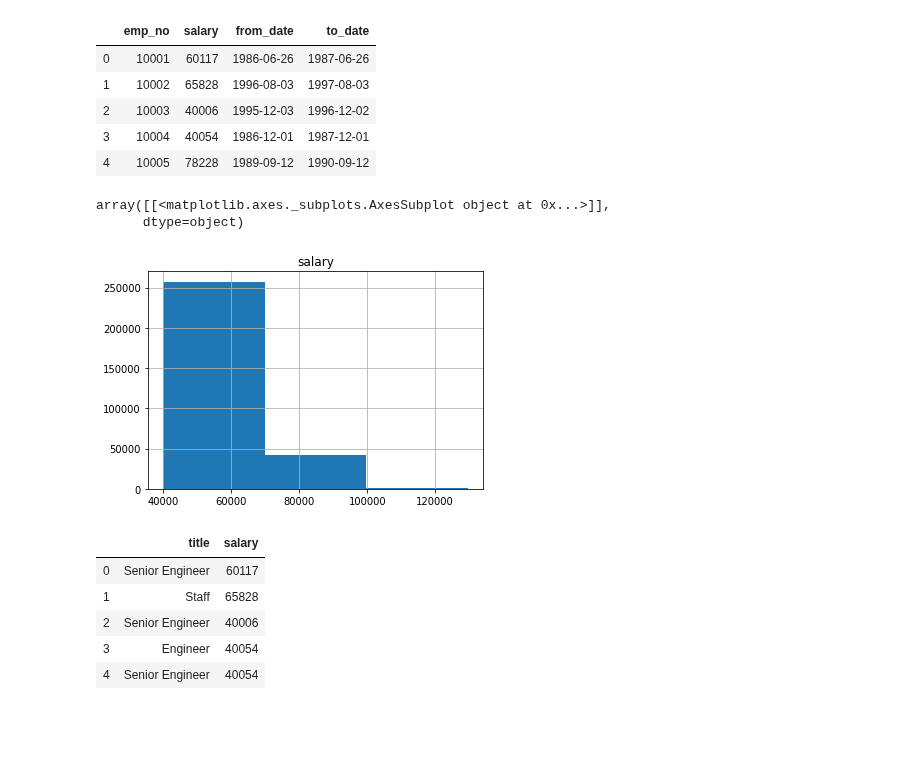
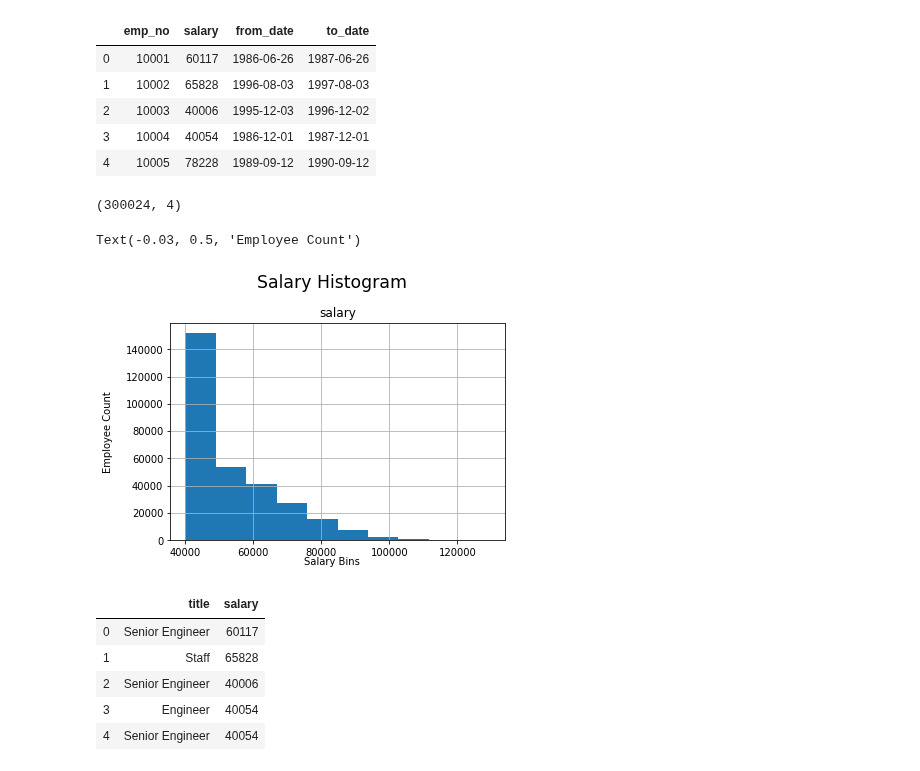
Before and after one commit to natureks/09-sql-challenge, a Jupyter notebook: EmployeeSQL/employeeSql.ipynb, the cells around one changed output. Drawn from its saved outputs; the diff is of its cells as text; code cells hidden in the pictures; blank space fills up the shorter version.

```diff
--- a/EmployeeSQL/employeeSql.ipynb
+++ b/EmployeeSQL/employeeSql.ipynb
@@ -39,13 +40,24 @@ salaries_df.head()
 # %%
 # 2. Replaces null values
 salaries_df["salary"].fillna("0", inplace = True)
-# %%
-# Plot has titles and axes labels ??
-salaries_df.hist(column='salary',bins=3)
-# %% [output]
-array([[<matplotlib.axes._subplots.AxesSubplot object at 0x...>]],
-      dtype=object)
-[figure, removed]
+# %%
+salaries_df.shape
+# %% [output]
+(300024, 4)
+# %%
+# set up figure & axes
+fig, axes = plt.subplots(nrows=1, ncols=1, sharex=True, sharey=True)
+
+# drop sharex, sharey, layout & add ax=axes
+salaries_df.hist(column='salary', ax=axes)
+
+# set title and axis labels
+plt.suptitle('Salary Histogram', x=0.5, y=1.05, ha='center', fontsize='xx-large')
+fig.text(0.5, 0.04, 'Salary Bins', ha='center')
+fig.text(-0.03, 0.5, 'Employee Count', va='center', rotation='vertical')
+# %% [output]
+Text(-0.03, 0.5, 'Employee Count')
+[figure, added]
 # %%
 title_salary_df = titles_df.merge(salaries_df, left_on='emp_no', right_on='emp_no')
 title_salary_df = title_salary_df.loc[:,["title", "salary"]]
```
Also changed, not shown: parts of 3 cells of this notebook, 2 other files.
